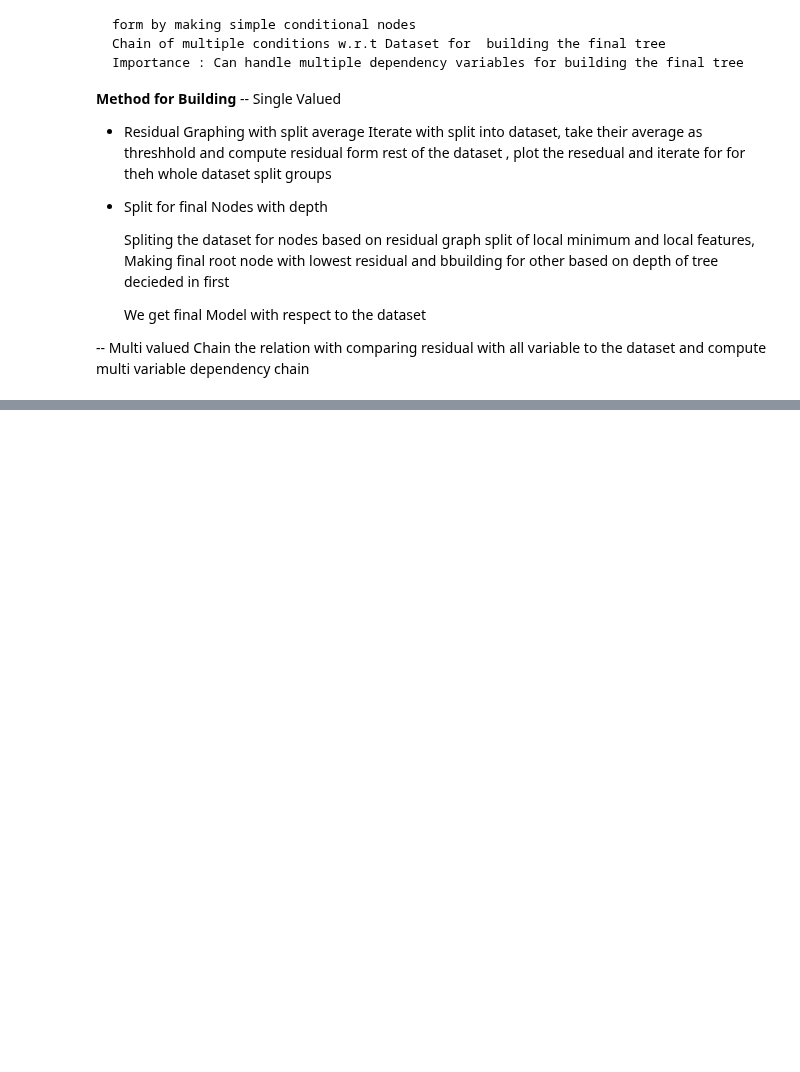
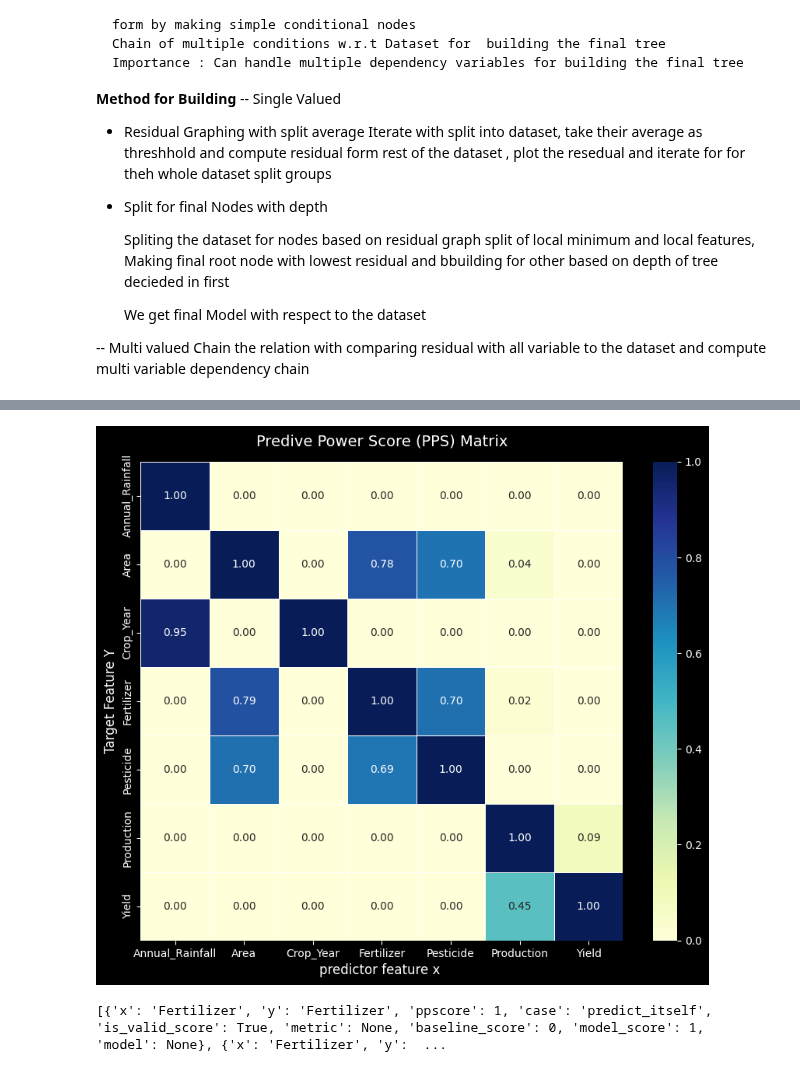
Before and after one commit to 24f3004979/vizion, a Jupyter notebook: Experiment_Notebook.ipynb, the cells around one changed output, grey strips where cells are left out. Cells and saved outputs as stored; diff of their text form; code cells hidden in the pictures; blank space fills up the shorter version.

Commit message:
Made working PPS Featuring for exploring dataset

```diff
--- a/Experiment_Notebook.ipynb
+++ b/Experiment_Notebook.ipynb
@@ -274,0 +258,48 @@ pps_matrix(continuous)
+# %%
+import ppscore as pps
+import pandas as pd
+import seaborn as sns
+
+TARGET_VALUE = 'Yield'
+
+# Data lising units
+numerical = []
+numerical.extend(continuous)
+numerical.extend(discrete)
+
+numerical = list(set(numerical))
+
+
+scores = []
+for _ in numerical:  # categorical dataset
+    for t in numerical: # numerical and discrete dataset listing
+        score = pps.score(df, _, t)
+        scores.append(score)
+
+# Visualization of given Scores
+df_scores = pd.DataFrame(scores)
+# Pivot based modeling for the given
+matrix_df = df_scores.pivot(index='y', columns='x', values='ppscore')
+matrix_df.fillna(0)
+
+plt.figure(figsize=(10,8))
+
+sns.heatmap(
+    matrix_df,
+    vmin=0,
+    vmax=1,# ranging PPS with given range
+    cmap='YlGnBu', # Color gradient
+    annot=True, # write exact scores
+    fmt='.2f', # Number Format
+    linewidth=0.5,
+)
+
+plt.title('Predive Power Score (PPS) Matrix', fontsize=14, pad=15)
+
+plt.xlabel('predictor feature x ', fontsize=12)
+plt.ylabel('Target Feature Y', fontsize=12)
+plt.show()
+print(scores)
+# %% [output]
+[figure, added]
+[{'x': 'Fertilizer', 'y': 'Fertilizer', 'ppscore': 1, 'case': 'predict_itself', 'is_valid_score': True, 'metric': None, 'baseline_score': 0, 'model_score': 1, 'model': None}, {'x': 'Fertilizer', 'y':  ...
```
Also changed, not shown: parts of 7 cells of this notebook, 5 other files.
